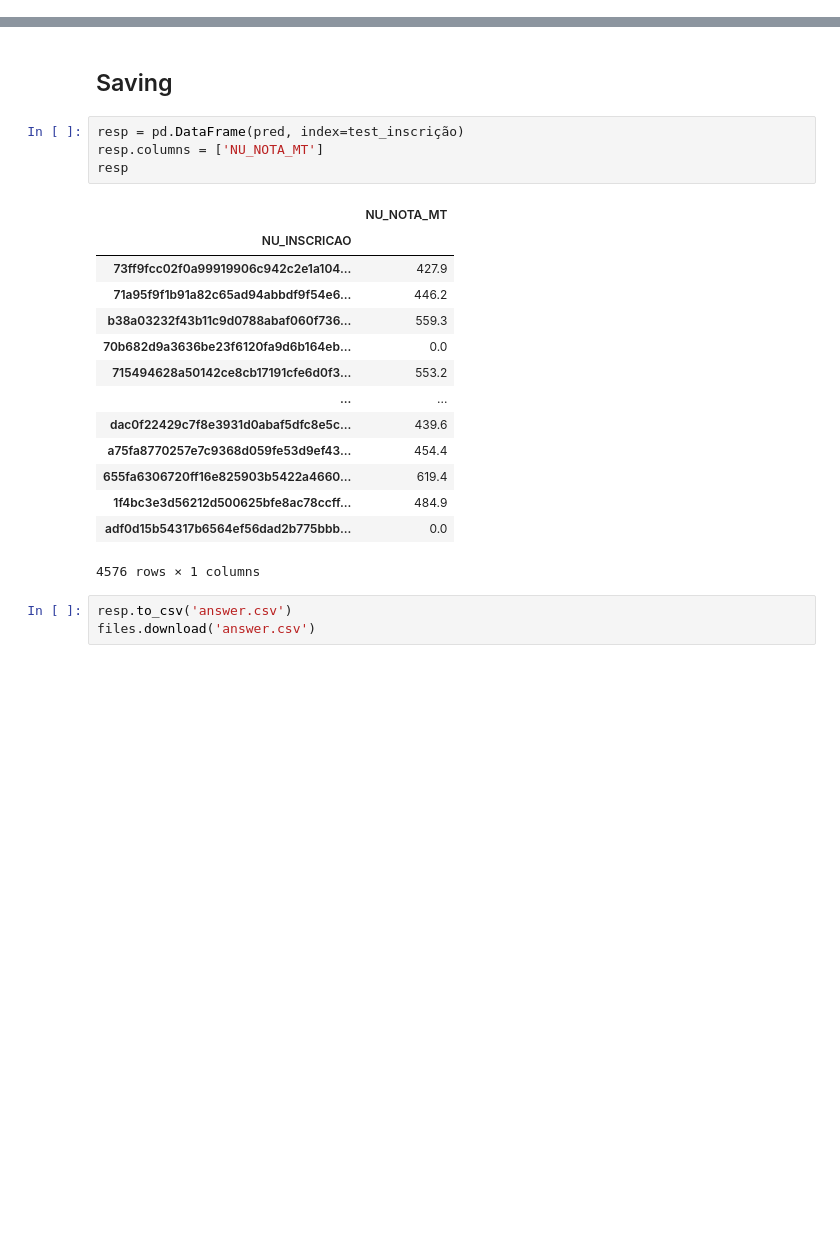
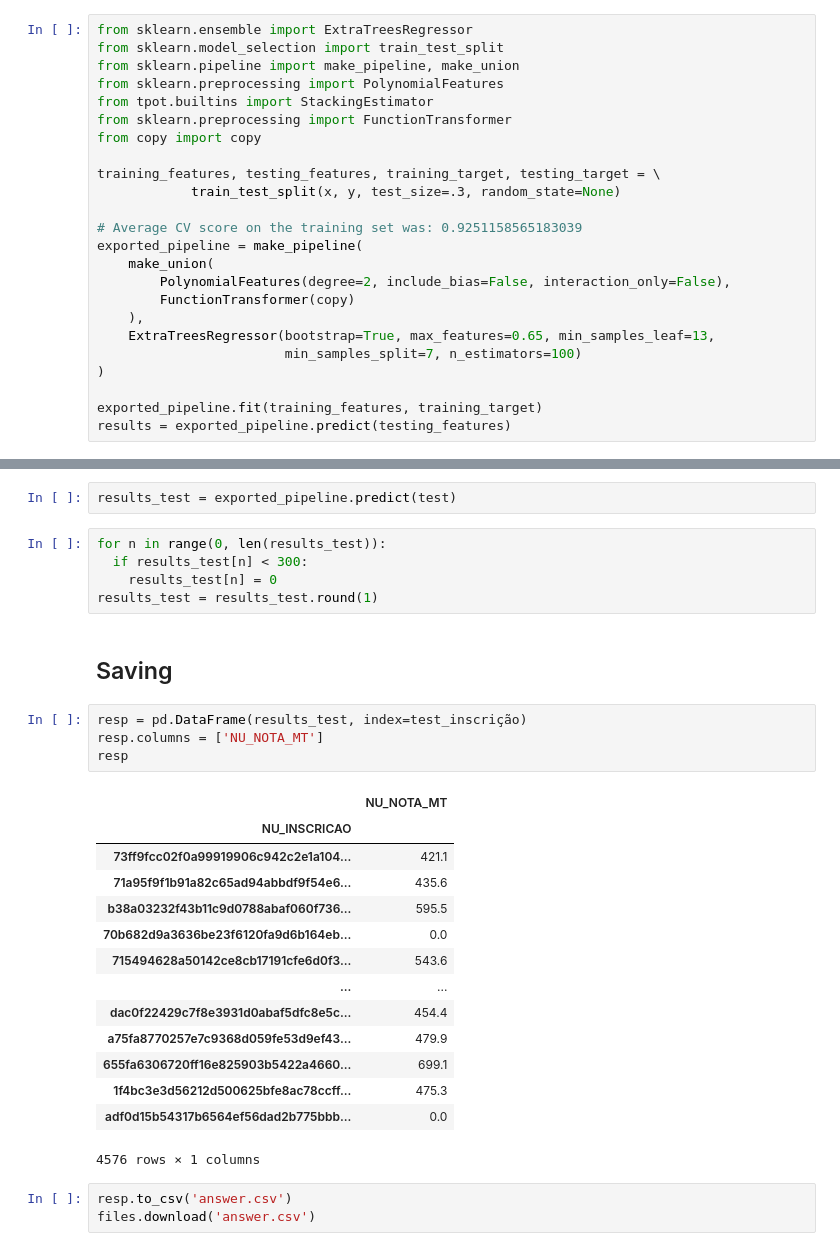
Before and after one commit to LucasDatilioCarderelli/Codenation, a Jupyter notebook: enem-2/main_enem_2.ipynb, the cells around one changed output, grey strips where cells are left out. Saved outputs shown, nothing was run; the diff lists cells and outputs as text; blank space fills up the shorter version.

```diff
--- a/enem-2/main_enem_2.ipynb
+++ b/enem-2/main_enem_2.ipynb
@@ -209,0 +216,24 @@ print(tp.score(xval, yval))
+# %%
+from sklearn.ensemble import ExtraTreesRegressor
+from sklearn.model_selection import train_test_split
+from sklearn.pipeline import make_pipeline, make_union
+from sklearn.preprocessing import PolynomialFeatures
+from tpot.builtins import StackingEstimator
+from sklearn.preprocessing import FunctionTransformer
+from copy import copy
+
+training_features, testing_features, training_target, testing_target = \
+            train_test_split(x, y, test_size=.3, random_state=None)
+
+# Average CV score on the training set was: 0.9251158565183039
+exported_pipeline = make_pipeline(
+    make_union(
+        PolynomialFeatures(degree=2, include_bias=False, interaction_only=False),
+        FunctionTransformer(copy)
+    ),
+    ExtraTreesRegressor(bootstrap=True, max_features=0.65, min_samples_leaf=13,
+                        min_samples_split=7, n_estimators=100)
+)
+
+exported_pipeline.fit(training_features, training_target)
+results = exported_pipeline.predict(testing_features)
@@ -210,22 +244,29 @@ print(tp.score(xval, yval))
+# %%
+results_test = exported_pipeline.predict(test)
+# %%
+for n in range(0, len(results_test)):
+  if results_test[n] < 300:
+    results_test[n] = 0
+results_test = results_test.round(1)
 # %% [markdown]
 ## Saving
 # %%
-resp = pd.DataFrame(pred, index=test_inscrição)
+resp = pd.DataFrame(results_test, index=test_inscrição)
 resp.columns = ['NU_NOTA_MT']
 resp
 # %% [output]
 |  | NU_NOTA_MT |
 | NU_INSCRICAO |  |
-| 73ff9fcc02f0a99919906c942c2e1a104... | 427.9 |
-| 71a95f9f1b91a82c65ad94abbdf9f54e6... | 446.2 |
-| b38a03232f43b11c9d0788abaf060f736... | 559.3 |
+| 73ff9fcc02f0a99919906c942c2e1a104... | 421.1 |
+| 71a95f9f1b91a82c65ad94abbdf9f54e6... | 435.6 |
+| b38a03232f43b11c9d0788abaf060f736... | 595.5 |
 | 70b682d9a3636be23f6120fa9d6b164eb... | 0.0 |
-| 715494628a50142ce8cb17191cfe6d0f3... | 553.2 |
+| 715494628a50142ce8cb17191cfe6d0f3... | 543.6 |
 | ... | ... |
-| dac0f22429c7f8e3931d0abaf5dfc8e5c... | 439.6 |
-| a75fa8770257e7c9368d059fe53d9ef43... | 454.4 |
-| 655fa6306720ff16e825903b5422a4660... | 619.4 |
-| 1f4bc3e3d56212d500625bfe8ac78ccff... | 484.9 |
+| dac0f22429c7f8e3931d0abaf5dfc8e5c... | 454.4 |
+| a75fa8770257e7c9368d059fe53d9ef43... | 479.9 |
+| 655fa6306720ff16e825903b5422a4660... | 699.1 |
+| 1f4bc3e3d56212d500625bfe8ac78ccff... | 475.3 |
 | adf0d15b54317b6564ef56dad2b775bbb... | 0.0 |
 4576 rows × 1 columns
 # %%
```
Also changed, not shown: parts of 16 cells of this notebook.
